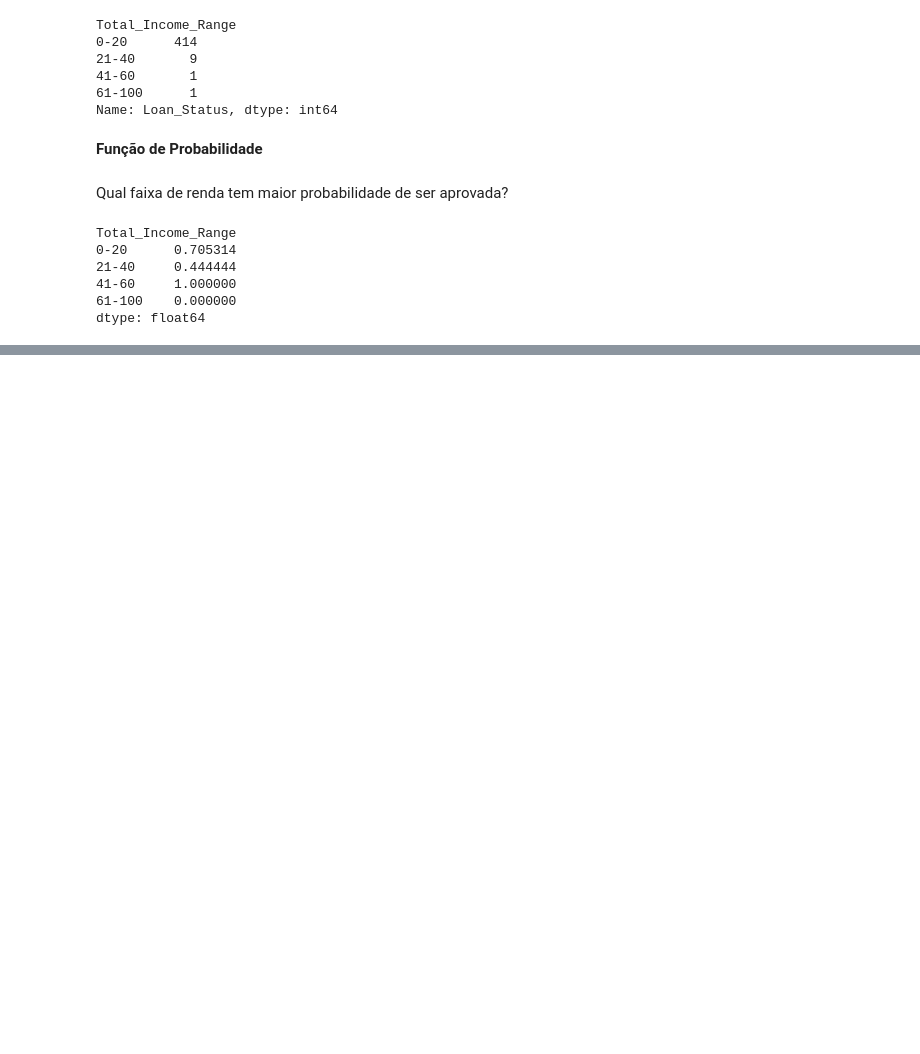
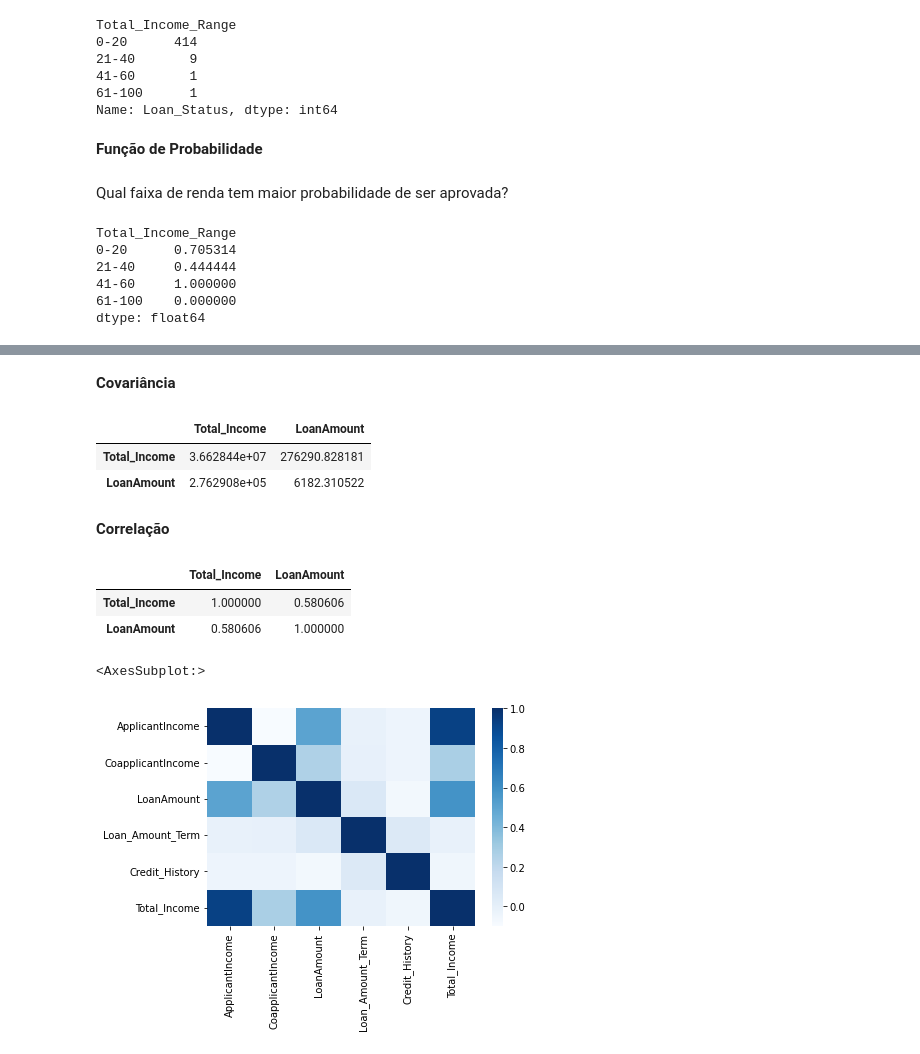
Before and after one commit to joaofranca13/project-statistics-probability, a Jupyter notebook: src/analysis_loan_data.ipynb, the cells around one changed output, grey strips where cells are left out. Drawn from its saved outputs; the diff is of its cells as text; code cells hidden in the pictures; blank space fills up the shorter version.

Commit message:
Covariancia e correlação

```diff
--- a/src/analysis_loan_data.ipynb
+++ b/src/analysis_loan_data.ipynb
@@ -383,0 +425,26 @@ dtype: float64
+# %% [markdown]
+**Covariância**
+# %%
+dfloan_clean[["Total_Income", "LoanAmount"]].cov()
+# %% [output]
+|  | Total_Income | LoanAmount |
+| Total_Income | 3.662844e+07 | 276290.828181 |
+| LoanAmount | 2.762908e+05 | 6182.310522 |
+# %% [markdown]
+**Correlação**
+# %%
+dfloan_clean[["Total_Income", "LoanAmount"]].corr()
+# %% [output]
+|  | Total_Income | LoanAmount |
+| Total_Income | 1.000000 | 0.580606 |
+| LoanAmount | 0.580606 | 1.000000 |
+# %%
+corr = dfloan_clean.corr()
+
+sns.heatmap(corr,
+        cmap="Blues",
+        xticklabels=corr.columns,
+        yticklabels=corr.columns)
+# %% [output]
+<AxesSubplot:>
+[figure, added]
```
Also changed, not shown: parts of 10 cells of this notebook.
